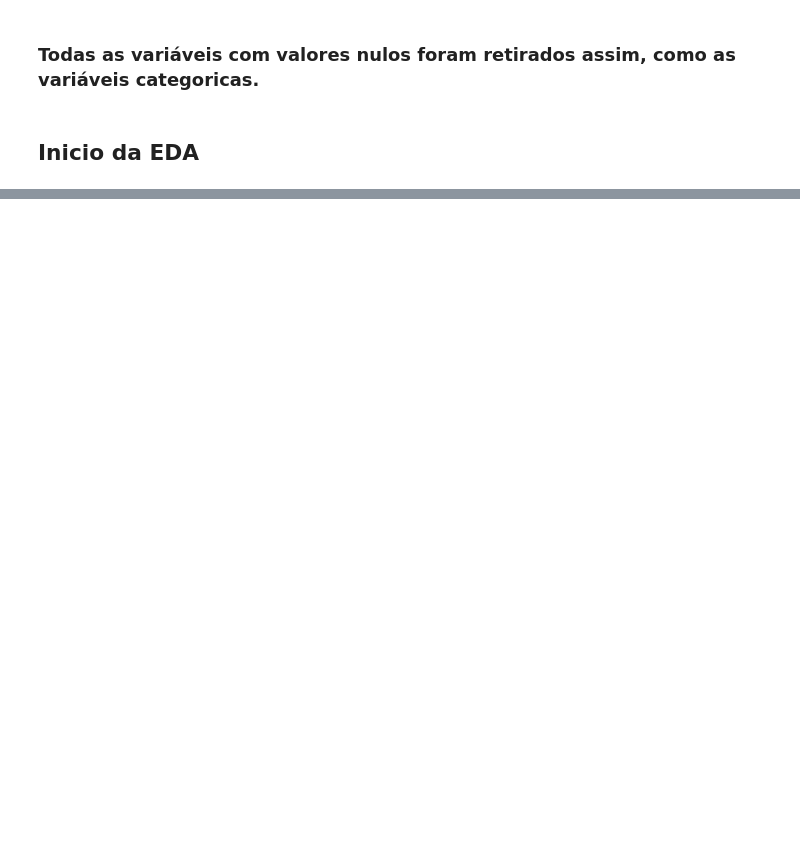
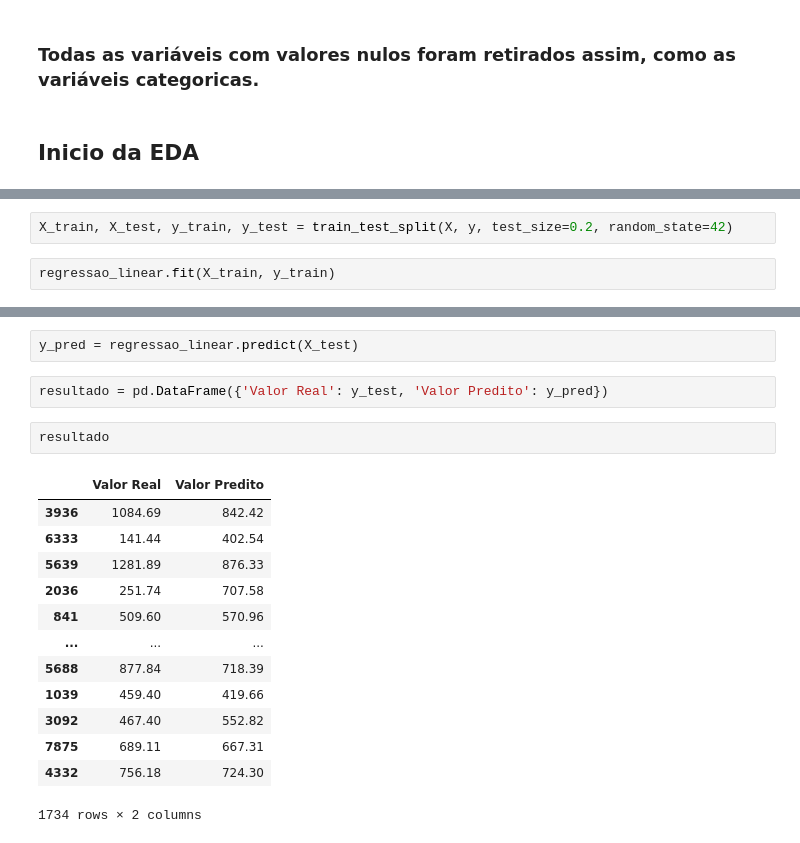
Before and after one commit to jonatasbx/Curso-CDIA, a Jupyter notebook: tratamento_sus.ipynb, the cells around one changed output, grey strips where cells are left out. Cells and saved outputs as stored; diff of their text form; blank space fills up the shorter version.

```diff
--- a/tratamento_sus.ipynb
+++ b/tratamento_sus.ipynb
@@ -107,0 +134,4 @@ plt.show()
+# %%
+X_train, X_test, y_train, y_test = train_test_split(X, y, test_size=0.2, random_state=42)
+# %%
+regressao_linear.fit(X_train, y_train)
@@ -107,0 +155,20 @@ plt.show()
+# %%
+y_pred = regressao_linear.predict(X_test)
+# %%
+resultado = pd.DataFrame({'Valor Real': y_test, 'Valor Predito': y_pred})
+# %%
+resultado
+# %% [output]
+|  | Valor Real | Valor Predito |
+| 3936 | 1084.69 | 842.42 |
+| 6333 | 141.44 | 402.54 |
+| 5639 | 1281.89 | 876.33 |
+| 2036 | 251.74 | 707.58 |
+| 841 | 509.60 | 570.96 |
+| ... | ... | ... |
+| 5688 | 877.84 | 718.39 |
+| 1039 | 459.40 | 419.66 |
+| 3092 | 467.40 | 552.82 |
+| 7875 | 689.11 | 667.31 |
+| 4332 | 756.18 | 724.30 |
+1734 rows × 2 columns
```
Also changed, not shown: parts of 35 cells of this notebook.
